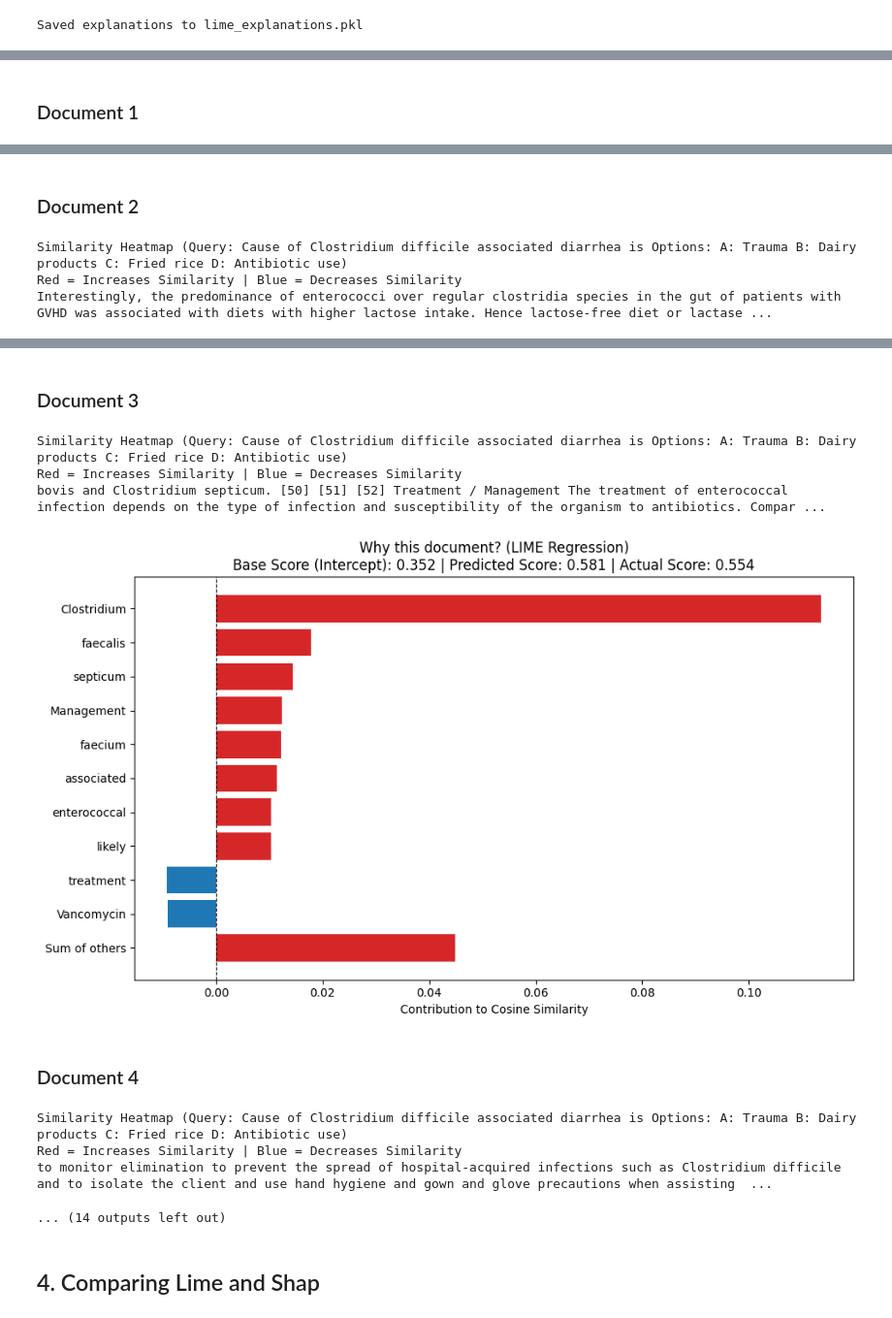
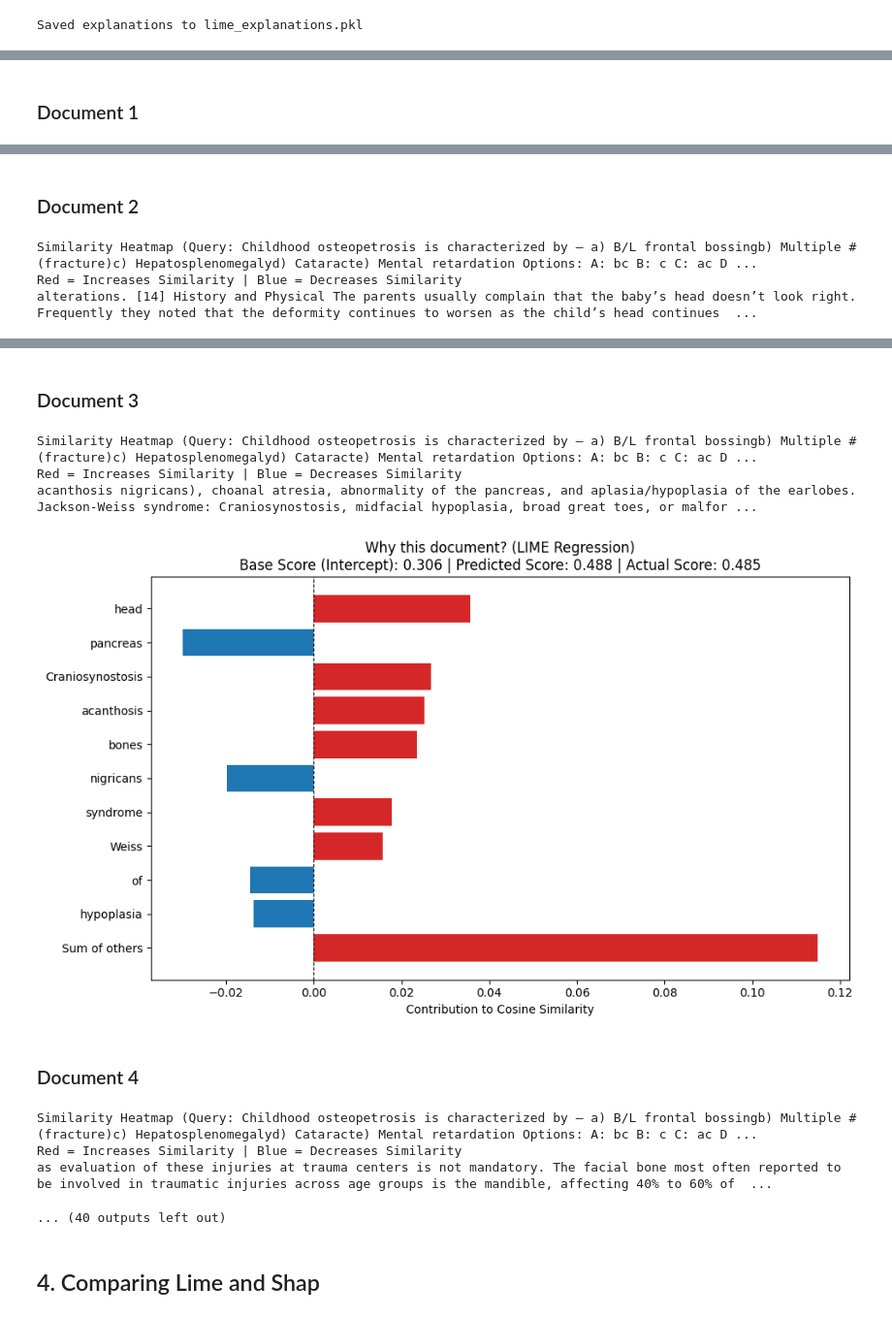
Before and after one commit to benediktveith/xai-rag, a Jupyter notebook: notebooks/Shap_Lime.ipynb, the cells around one changed output, grey strips where cells are left out. Shown at 97% size. Drawn from its saved outputs; the diff is of its cells as text; code cells hidden in the pictures.

```diff
--- a/notebooks/Shap_Lime.ipynb
+++ b/notebooks/Shap_Lime.ipynb
@@ -297,4 +310,5 @@ lime_explanations = load_explanations("lime_explanations.pkl")
 # %%
-display_results(lime_explainer, lime_explanations)
+# plot tow example questions (same as shap)
+display_results(lime_explainer, lime_explanations[:2])
 # %% [output]
  ===== Results for Question: =====
@@ -322,4 +336,4 @@ Patients developing diarrhea while receiving treatment with antibiotics should b
 Document 2
-Similarity Heatmap (Query: Cause of Clostridium difficile associated diarrhea is Options: A: Trauma B: Dairy products C: Fried rice D: Antibiotic use)
+Similarity Heatmap (Query: Childhood osteopetrosis is characterized by – a) B/L frontal bossingb) Multiple # (fracture)c) Hepatosplenomegalyd) Cataracte) Mental retardation Options: A: bc B: c C: ac D ...
 Red = Increases Similarity | Blue = Decreases Similarity
-Interestingly, the predominance of enterococci over regular clostridia species in the gut of patients with GVHD was associated with diets with higher lactose intake. Hence lactose-free diet or lactase ...
+alterations. [14] History and Physical The parents usually complain that the baby’s head doesn’t look right. Frequently they noted that the deformity continues to worsen as the child’s head continues  ...
@@ -327,13 +341,13 @@ Interestingly, the predominance of enterococci over regular clostridia species i
 Document 3
-Similarity Heatmap (Query: Cause of Clostridium difficile associated diarrhea is Options: A: Trauma B: Dairy products C: Fried rice D: Antibiotic use)
+Similarity Heatmap (Query: Childhood osteopetrosis is characterized by – a) B/L frontal bossingb) Multiple # (fracture)c) Hepatosplenomegalyd) Cataracte) Mental retardation Options: A: bc B: c C: ac D ...
 Red = Increases Similarity | Blue = Decreases Similarity
-bovis and Clostridium septicum. [50] [51] [52] Treatment / Management The treatment of enterococcal infection depends on the type of infection and susceptibility of the organism to antibiotics. Compar ...
+acanthosis nigricans), choanal atresia, abnormality of the pancreas, and aplasia/hypoplasia of the earlobes. Jackson-Weiss syndrome: Craniosynostosis, midfacial hypoplasia, broad great toes, or malfor ...
-[figure, old version]
+[figure, new version]
 Document 4
-Similarity Heatmap (Query: Cause of Clostridium difficile associated diarrhea is Options: A: Trauma B: Dairy products C: Fried rice D: Antibiotic use)
+Similarity Heatmap (Query: Childhood osteopetrosis is characterized by – a) B/L frontal bossingb) Multiple # (fracture)c) Hepatosplenomegalyd) Cataracte) Mental retardation Options: A: bc B: c C: ac D ...
 Red = Increases Similarity | Blue = Decreases Similarity
-to monitor elimination to prevent the spread of hospital-acquired infections such as Clostridium difficile and to isolate the client and use hand hygiene and gown and glove precautions when assisting  ...
+as evaluation of these injuries at trauma centers is not mandatory. The facial bone most often reported to be involved in traumatic injuries across age groups is the mandible, affecting 40% to 60% of  ...
-... (14 outputs left out)
+... (40 outputs left out)
 # %% [markdown]
 ## 4. Comparing Lime and Shap
 # %% [markdown]
```
Also changed, not shown: parts of 24 cells of this notebook, 4 other files.
